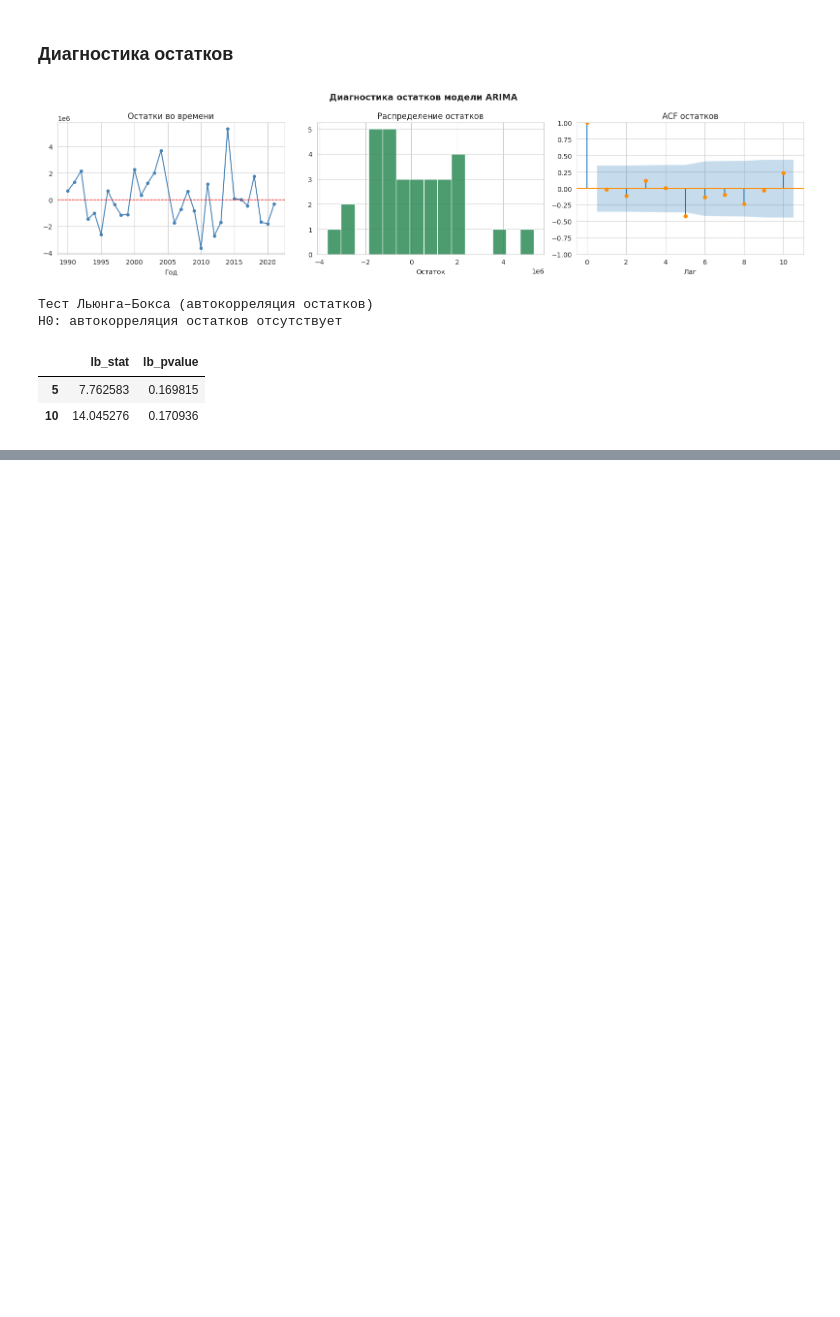
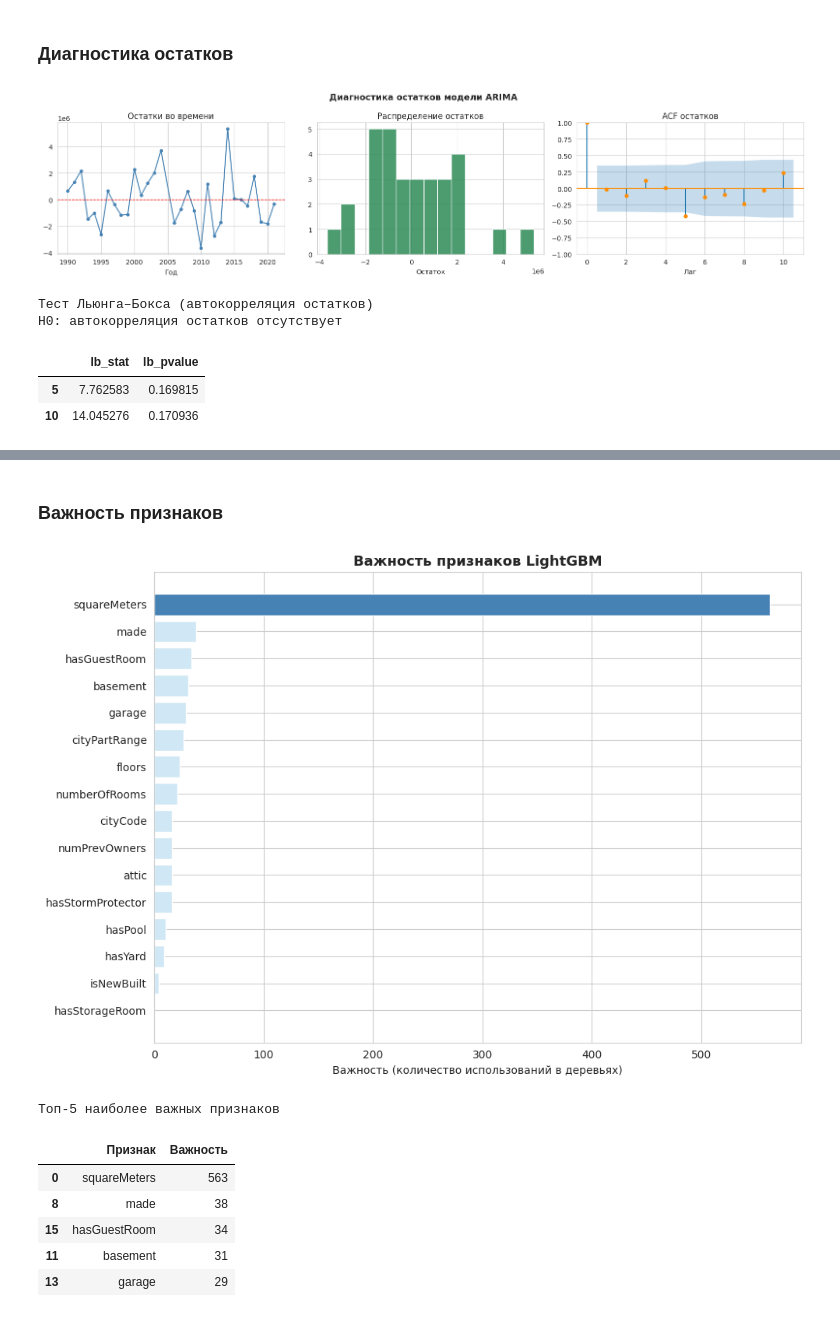
Before and after one commit to boshetunmay1/paris-real-estate-analysis, a Jupyter notebook: research/housing_analysis.ipynb, the cells around one changed output, grey strips where cells are left out. Cells and saved outputs as stored; diff of their text form; code cells hidden in the pictures; blank space fills up the shorter version.

Commit message:
Refactor: setup project structure and add data files

```diff
--- a/kursovaya.ipynb
+++ b/research/housing_analysis.ipynb
@@ -934,0 +1023,21 @@ H0: автокорреляция остатков отсутствует
+# %%
+params = {
+    'objective':      'regression',
+    'metric':         'rmse',
+    'learning_rate':  0.05,
+    'num_leaves':     31,
+    'n_estimators':   300,
+    'min_child_samples': 5,
+    'random_state':   42,
+    'verbose':        -1
+}
+
+model = lgb.LGBMRegressor(**params)
+model.fit(
+    X_train, y_train,
+    eval_set=[(X_test, y_test)],
+    callbacks=[lgb.early_stopping(stopping_rounds=30, verbose=False),
+               lgb.log_evaluation(period=-1)]
+)
+
+print(f"Модель обучена. Количество деревьев: {model.best_iteration_}")
@@ -934,0 +1085,29 @@ H0: автокорреляция остатков отсутствует
+# %% [markdown]
+### Важность признаков
+# %%
+importance_df = pd.DataFrame({
+    'Признак':   feature_cols,
+    'Важность':  model.feature_importances_
+}).sort_values('Важность', ascending=True)
+
+plt.figure(figsize=(10, 7))
+colors = ['#d0e8f5' if imp < importance_df['Важность'].max() * 0.5
+          else 'steelblue' for imp in importance_df['Важность']]
+plt.barh(importance_df['Признак'], importance_df['Важность'],
+         color=colors, edgecolor='white')
+plt.xlabel('Важность (количество использований в деревьях)')
+plt.title('Важность признаков LightGBM', fontsize=13, fontweight='bold')
+plt.tight_layout()
+plt.show()
+
+print("Топ-5 наиболее важных признаков")
+display(importance_df.sort_values('Важность', ascending=False).head(5))
+# %% [output]
+[figure, added]
+Топ-5 наиболее важных признаков
+|  | Признак | Важность |
+| 0 | squareMeters | 563 |
+| 8 | made | 38 |
+| 15 | hasGuestRoom | 34 |
+| 11 | basement | 31 |
+| 13 | garage | 29 |
```
Also changed, not shown: parts of 33 cells of this notebook, 6 other files.
